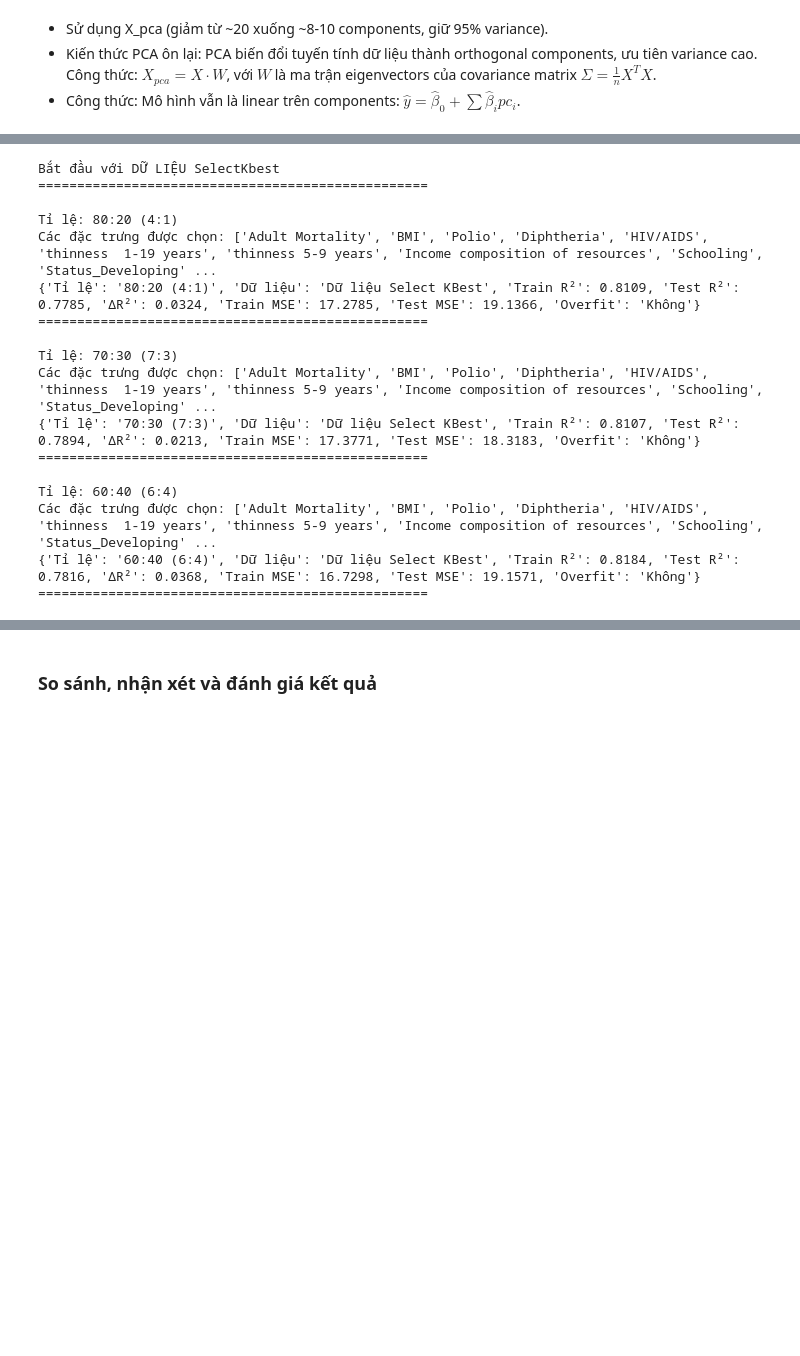
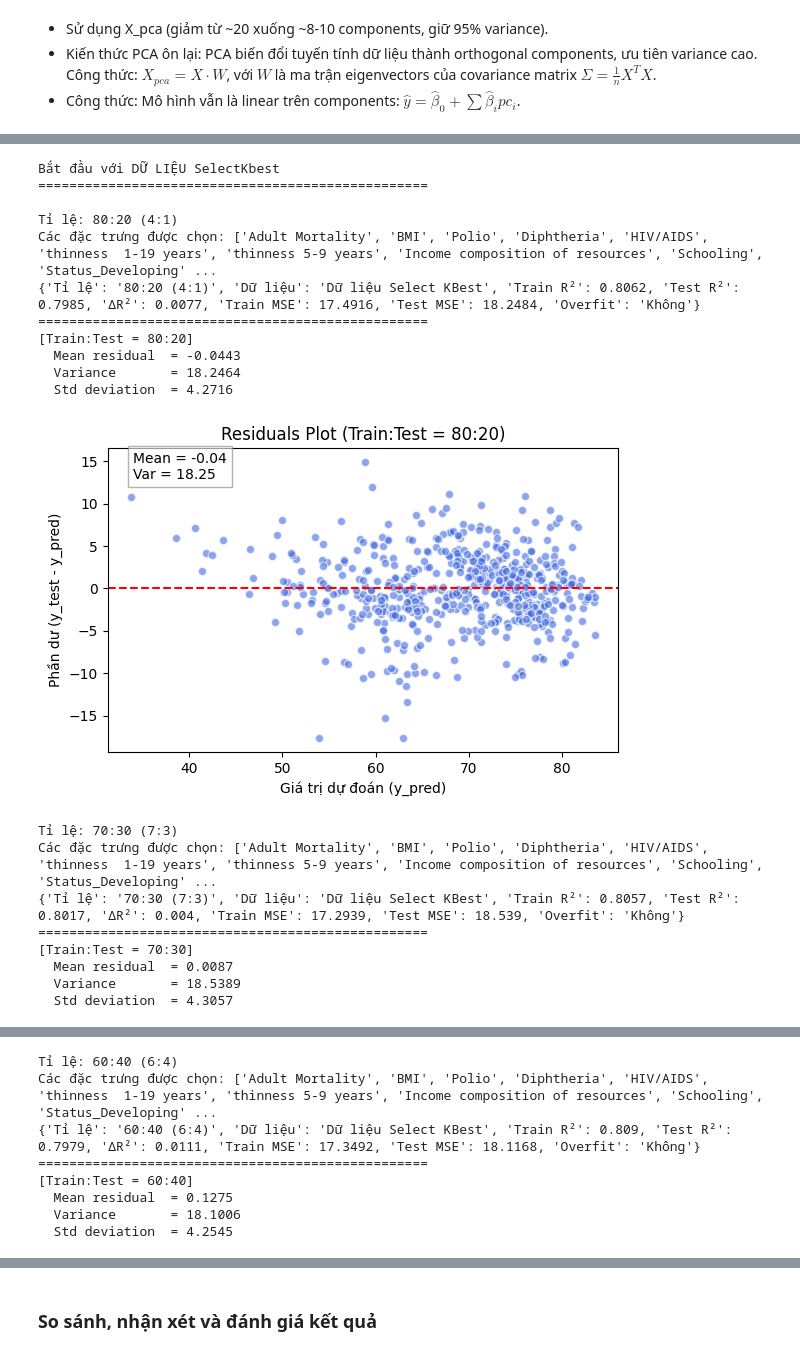
Before and after one commit to ducqwang/life-expectancy-prediction, a Jupyter notebook: src/source.ipynb, the cells around one changed output, grey strips where cells are left out. Cells and saved outputs as stored; diff of their text form; code cells hidden in the pictures; blank space fills up the shorter version.

```diff
--- a/src/source.ipynb
+++ b/src/source.ipynb
@@ -1363,43 +1398,51 @@ Tỉ lệ: 60:40 (6:4)
 print("\nBắt đầu với DỮ LIỆU SelectKbest\n" + "="*50)
 
 for train_size, test_size, ratio_name in split_ratios:
     print(f"\nTỉ lệ: {ratio_name}")
 
     X_train_skb, X_test_skb, y_train_skb, y_test_skb = train_test_split(
-        X_linear, y_linear, train_size=train_size,random_state=1
+        X_linear, y_linear, train_size=train_size,random_state=90
     )
     # Chuẩn hóa dữ liệu
     scaler = StandardScaler()
     X_train_scaled = scaler.fit_transform(X_train_skb)
     X_test_scaled = scaler.transform(X_test_skb)
 
     skb = SelectKBest(score_func=f_regression, k=10)
     X_train_best = skb.fit_transform(X_train_scaled, y_train_skb)
     X_test_best = skb.transform(X_test_scaled)
 
     selected_features = X.columns[skb.get_support()].tolist()
     print("Các đặc trưng được chọn:", selected_features)
 
     # Linear Regression
     lr_skb = LinearRegression()
     lr_skb.fit(X_train_best, y_train_skb)
-    evaluate_lr(lr_skb, X_train_best, X_test_best, y_train_skb, y_test_skb, "Dữ liệu Select KBest",ratio_name)
+    y_pred_skb = []
+    y_pred_skb = evaluate_lr(lr_skb, X_train_best, X_test_best, y_train_skb, y_test_skb, "Dữ liệu Select KBest",ratio_name)
     print("="*50)
+
+    #Vẽ trục quan hóa
+    temp = ratio_name.split()
+    plot_residuals_single_split(y_test_skb,y_pred_skb,temp[0])
 # %% [output]
 Bắt đầu với DỮ LIỆU SelectKbest
 ==================================================
 
 Tỉ lệ: 80:20 (4:1)
 Các đặc trưng được chọn: ['Adult Mortality', 'BMI', 'Polio', 'Diphtheria', 'HIV/AIDS', 'thinness  1-19 years', 'thinness 5-9 years', 'Income composition of resources', 'Schooling', 'Status_Developing' ...
-{'Tỉ lệ': '80:20 (4:1)', 'Dữ liệu': 'Dữ liệu Select KBest', 'Train R²': 0.8109, 'Test R²': 0.7785, 'ΔR²': 0.0324, 'Train MSE': 17.2785, 'Test MSE': 19.1366, 'Overfit': 'Không'}
+{'Tỉ lệ': '80:20 (4:1)', 'Dữ liệu': 'Dữ liệu Select KBest', 'Train R²': 0.8062, 'Test R²': 0.7985, 'ΔR²': 0.0077, 'Train MSE': 17.4916, 'Test MSE': 18.2484, 'Overfit': 'Không'}
 ==================================================
-
-Tỉ lệ: 70:30 (7:3)
-Các đặc trưng được chọn: ['Adult Mortality', 'BMI', 'Polio', 'Diphtheria', 'HIV/AIDS', 'thinness  1-19 years', 'thinness 5-9 years', 'Income composition of resources', 'Schooling', 'Status_Developing' ...
-{'Tỉ lệ': '70:30 (7:3)', 'Dữ liệu': 'Dữ liệu Select KBest', 'Train R²': 0.8107, 'Test R²': 0.7894, 'ΔR²': 0.0213, 'Train MSE': 17.3771, 'Test MSE': 18.3183, 'Overfit': 'Không'}
-==================================================
-
-Tỉ lệ: 60:40 (6:4)
-Các đặc trưng được chọn: ['Adult Mortality', 'BMI', 'Polio', 'Diphtheria', 'HIV/AIDS', 'thinness  1-19 years', 'thinness 5-9 years', 'Income composition of resources', 'Schooling', 'Status_Developing' ...
-{'Tỉ lệ': '60:40 (6:4)', 'Dữ liệu': 'Dữ liệu Select KBest', 'Train R²': 0.8184, 'Test R²': 0.7816, 'ΔR²': 0.0368, 'Train MSE': 16.7298, 'Test MSE': 19.1571, 'Overfit': 'Không'}
-==================================================
+[Train:Test = 80:20]
+  Mean residual  = -0.0443
+  Variance       = 18.2464
+  Std deviation  = 4.2716
+[figure, added]
+Tỉ lệ: 70:30 (7:3)
+Các đặc trưng được chọn: ['Adult Mortality', 'BMI', 'Polio', 'Diphtheria', 'HIV/AIDS', 'thinness  1-19 years', 'thinness 5-9 years', 'Income composition of resources', 'Schooling', 'Status_Developing' ...
+{'Tỉ lệ': '70:30 (7:3)', 'Dữ liệu': 'Dữ liệu Select KBest', 'Train R²': 0.8057, 'Test R²': 0.8017, 'ΔR²': 0.004, 'Train MSE': 17.2939, 'Test MSE': 18.539, 'Overfit': 'Không'}
+==================================================
+[Train:Test = 70:30]
+  Mean residual  = 0.0087
+  Variance       = 18.5389
+  Std deviation  = 4.3057
@@ -1405,0 +1450,8 @@ Các đặc trưng được chọn: ['Adult Mortality', 'BMI', 'Polio', 'Diphthe
+Tỉ lệ: 60:40 (6:4)
+Các đặc trưng được chọn: ['Adult Mortality', 'BMI', 'Polio', 'Diphtheria', 'HIV/AIDS', 'thinness  1-19 years', 'thinness 5-9 years', 'Income composition of resources', 'Schooling', 'Status_Developing' ...
+{'Tỉ lệ': '60:40 (6:4)', 'Dữ liệu': 'Dữ liệu Select KBest', 'Train R²': 0.809, 'Test R²': 0.7979, 'ΔR²': 0.0111, 'Train MSE': 17.3492, 'Test MSE': 18.1168, 'Overfit': 'Không'}
+==================================================
+[Train:Test = 60:40]
+  Mean residual  = 0.1275
+  Variance       = 18.1006
+  Std deviation  = 4.2545
```
Also changed, not shown: parts of 39 cells of this notebook, 5 other files.
